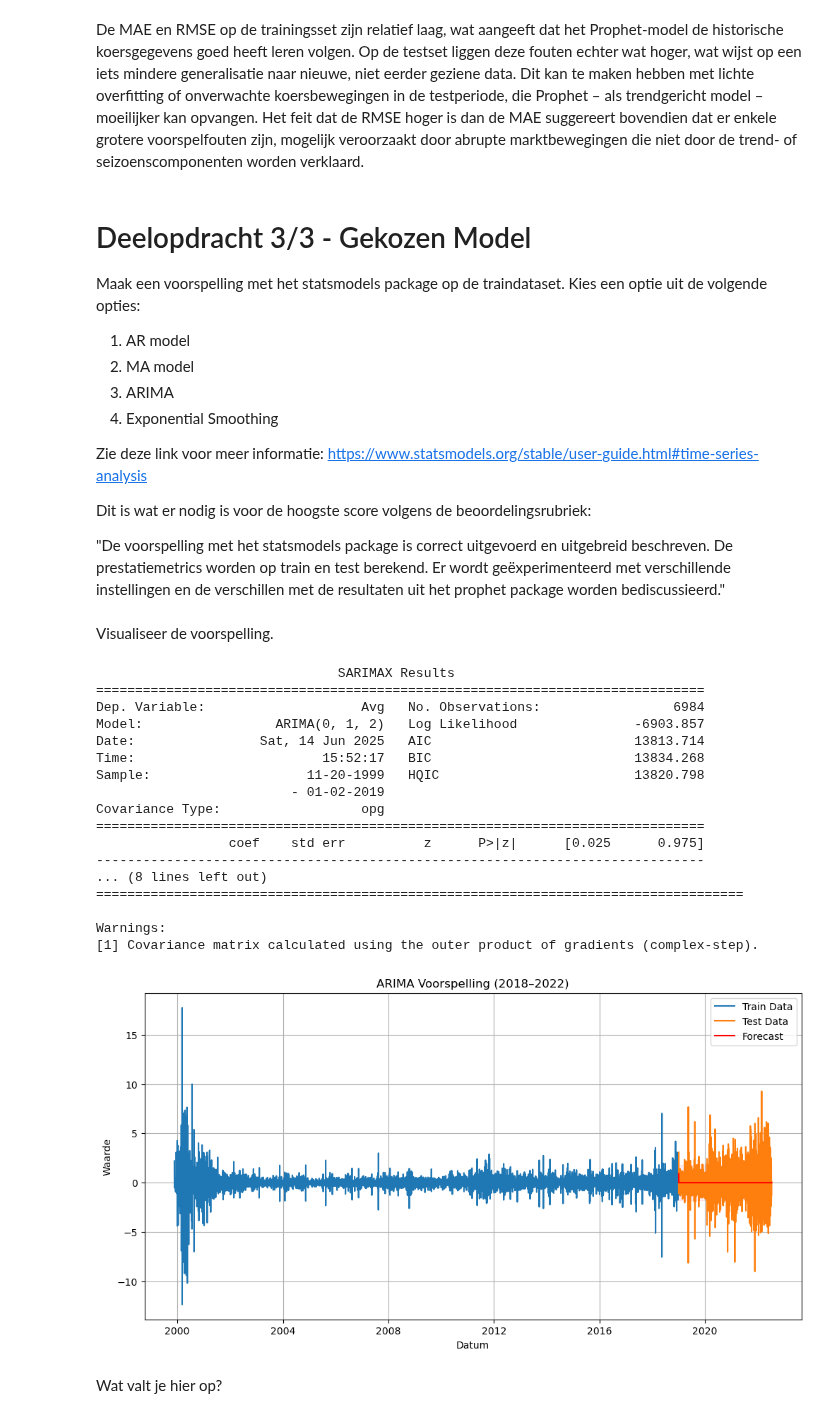
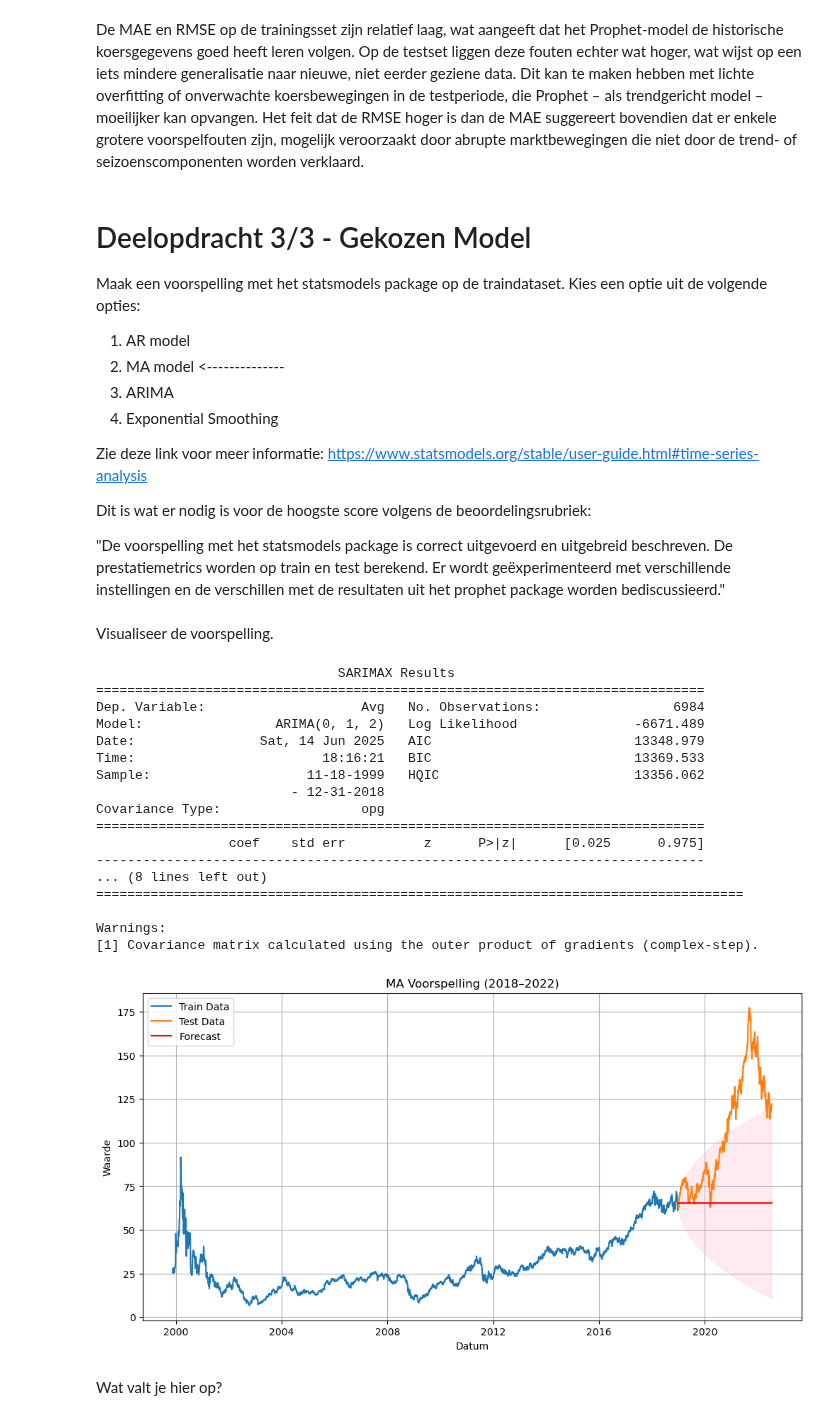
Before and after one commit to yanj27/Smart_Industry, a Jupyter notebook: Data Mining/Opdracht 4/Data Mining - Opdracht 4 (Tijdreeksen).ipynb, the cells around one changed output. Drawn from its saved outputs; the diff is of its cells as text; code cells hidden in the pictures.

```diff
--- a/Data Mining/Opdracht 4/Data Mining - Opdracht 4 (Tijdreeksen).ipynb
+++ b/Data Mining/Opdracht 4/Data Mining - Opdracht 4 (Tijdreeksen).ipynb
@@ -225,8 +226,6 @@ Ja, vergelijkbaar met de trend: alleen Dividend en Stock Splits hebben geen Auto
 ## Train en test dataset
 # %%
 data_filtered = data_filtered.sort_index() # Sorteren op chronologische volgorde voor de zekerheid
-train, test = data_filtered.loc[:'2018'], data_filtered.loc['2018':] # We zetten hier de afkappunt bij 2018
-
-X_train, X_test = df_diff.iloc[:len(train)], df_diff.iloc[len(train):]
+X_train, X_test = data_filtered.loc[:'2018'][['Avg']], data_filtered.loc['2019':][['Avg']] # We zetten hier de afkappunt bij 2018
 print(f'Lengte van Train: {len(X_train)}, lengte van test: {len(X_test)}')
 # %% [output]
@@ -364,7 +359,7 @@ De MAE en RMSE op de trainingsset zijn relatief laag, wat aangeeft dat het Proph
 Maak een voorspelling met het statsmodels package op de traindataset. Kies een optie uit de volgende opties:
 
 1. AR model
-2. MA model
+2. MA model <--------------
 3. ARIMA
 4. Exponential Smoothing
 
@@ -383,11 +378,11 @@ print(result.summary())
                                SARIMAX Results
 ==============================================================================
 Dep. Variable:                    Avg   No. Observations:                 6984
-Model:                 ARIMA(0, 1, 2)   Log Likelihood               -6903.857
-Date:                Sat, 14 Jun 2025   AIC                          13813.714
-Time:                        15:52:17   BIC                          13834.268
-Sample:                    11-20-1999   HQIC                         13820.798
-                         - 01-02-2019
+Model:                 ARIMA(0, 1, 2)   Log Likelihood               -6671.489
+Date:                Sat, 14 Jun 2025   AIC                          13348.979
+Time:                        18:16:21   BIC                          13369.533
+Sample:                    11-18-1999   HQIC                         13356.062
+                         - 12-31-2018
 Covariance Type:                  opg
 ==============================================================================
                  coef    std err          z      P>|z|      [0.025      0.975]
@@ -400,28 +395,28 @@ Warnings:
 # %%
 n_test = len(X_test)
 forecast = result.get_forecast(steps=n_test)
 pred_mean = forecast.predicted_mean
 conf_int = forecast.conf_int()
 
 plt.figure(figsize=(12,6))
 plt.plot(X_train.index, X_train, label='Train Data')
 plt.plot(X_test.index, X_test, label='Test Data')
 plt.plot(pred_mean.index, pred_mean, label='Forecast', color='red')
 
 # Confidence interval
 plt.fill_between(pred_mean.index,
                  conf_int.iloc[:, 0],
                  conf_int.iloc[:, 1],
                  color='pink', alpha=0.3)
 
-plt.title('ARIMA Voorspelling (2018–2022)')
+plt.title('MA Voorspelling (2018–2022)')
 plt.xlabel('Datum')
 plt.ylabel('Waarde')
 plt.legend()
 plt.grid(True)
 plt.show()
 # %% [output]
-[figure, old version]
+[figure, new version]
 # %% [markdown]
 Wat valt je hier op?
 # %% [markdown]
```
Also changed, not shown: parts of 15 cells of this notebook.
